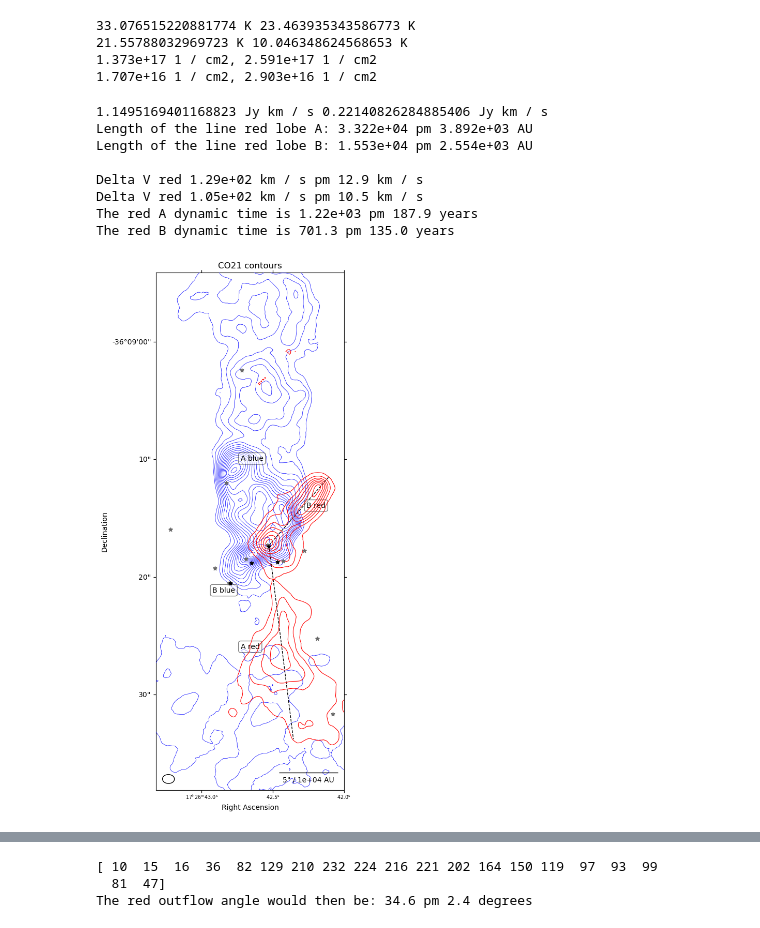
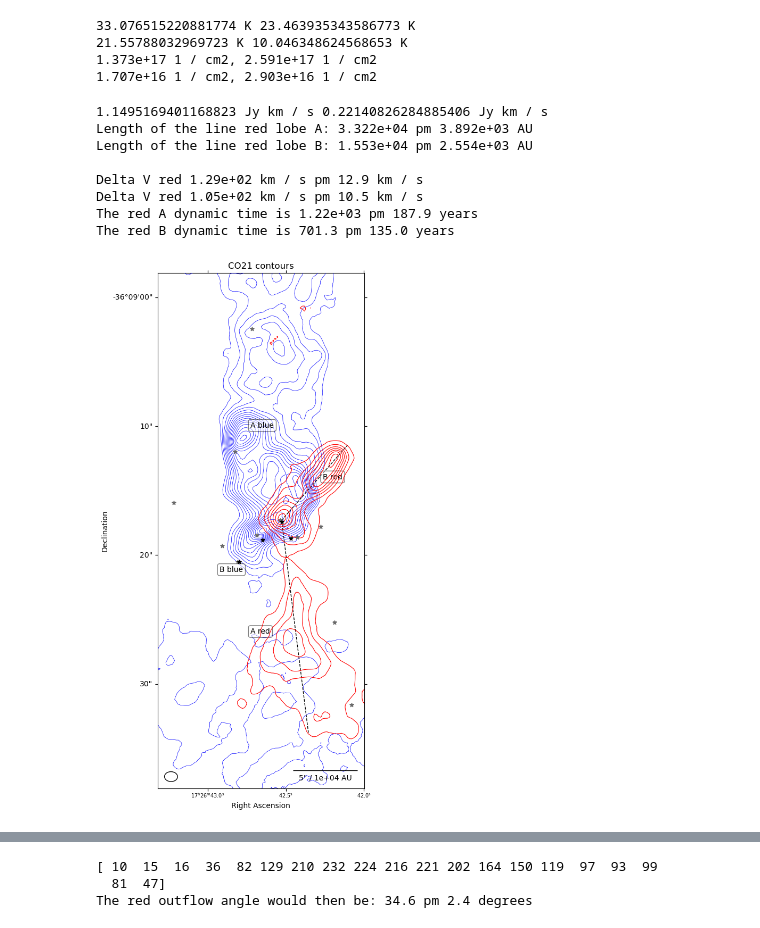
Before and after one commit to femkeballieux/master_project_2, a Jupyter notebook: code/LTERadtrans_RotDiagram_G351.77.ipynb, the cells around one changed output, grey strips where cells are left out. Cells and saved outputs as stored; diff of their text form; code cells hidden in the pictures.

```diff
--- a/code/LTERadtrans_RotDiagram_G351.77.ipynb
+++ b/code/LTERadtrans_RotDiagram_G351.77.ipynb
@@ -628,7 +628,7 @@ print(B6_red_rms, B6_blue_rms)
 
 # Set the limits for zooming
 ax.set_xlim(330,430)
-ax.set_ylim(275,550)
+ax.set_ylim(275,525)
 
 # Add labels
 ax.set_xlabel('Right Ascension')
@@ -675,34 +675,34 @@ radius_redA = ((line_length_redA * pixel_size).to(u.rad)*d.to(u.au)).to(u.AU, eq
 e_radius_redA = np.sqrt( np.square(0.1* radius_redA) + np.square((beam_major.to(u.rad)*d.to(u.au)).to(u.AU, equivalencies=u.dimensionless_angles())) )
 print(f"Length of the line red lobe A: {radius_redA.value:.4} pm {e_radius_redA.value:.4} AU")
 radius_redB = ((line_length_redB * pixel_size).to(u.rad)*d.to(u.au)).to(u.AU, equivalencies=u.dimensionless_angles())
 e_radius_redB = np.sqrt( np.square(0.1* radius_redB) + np.square((beam_major.to(u.rad)*d.to(u.au)).to(u.AU, equivalencies=u.dimensionless_angles())) )
 print(f"Length of the line red lobe B: {radius_redB.value:.4} pm {e_radius_redB.value:.4} AU")
 
 
 print("")
 e_V_redA= 0.1 * V_redA
 print(f"Delta V red {V_redA:.3} pm {e_V_redA:.3}")
 e_V_redB= 0.1 * V_redB
 print(f"Delta V red {V_redB:.3} pm {e_V_redB:.3}")
 
 
 t_dyn_redA = (radius_redA / V_redA).to(u.yr)
 e_t_dyn_redA = np.sqrt(np.square(e_radius_redA/V_redA)+np.square(radius_redA * e_V_redA/ V_redA **2)).to(u.yr)
 print(f"The red A dynamic time is {t_dyn_redA.value:.4} pm {e_t_dyn_redA.value:.4} years")
 
 t_dyn_redB = (radius_redB / V_redB).to(u.yr)
 e_t_dyn_redB = np.sqrt(np.square(e_radius_redB/V_redB)+np.square(radius_redB * e_V_redB/ V_redB **2)).to(u.yr)
 print(f"The red B dynamic time is {t_dyn_redB.value:.4} pm {e_t_dyn_redB.value:.4} years")
 # %% [output]
 1.1495169401168823 Jy km / s 0.22140826284885406 Jy km / s
 Length of the line red lobe A: 3.322e+04 pm 3.892e+03 AU
 Length of the line red lobe B: 1.553e+04 pm 2.554e+03 AU
 
 Delta V red 1.29e+02 km / s pm 12.9 km / s
 Delta V red 1.05e+02 km / s pm 10.5 km / s
 The red A dynamic time is 1.22e+03 pm 187.9 years
 The red B dynamic time is 701.3 pm 135.0 years
-[figure, old version]
+[figure, new version]
 # %%
 """  Do A seperately. Only red. """
 
```
Also changed, not shown: parts of 4 cells of this notebook, 1 other file.
